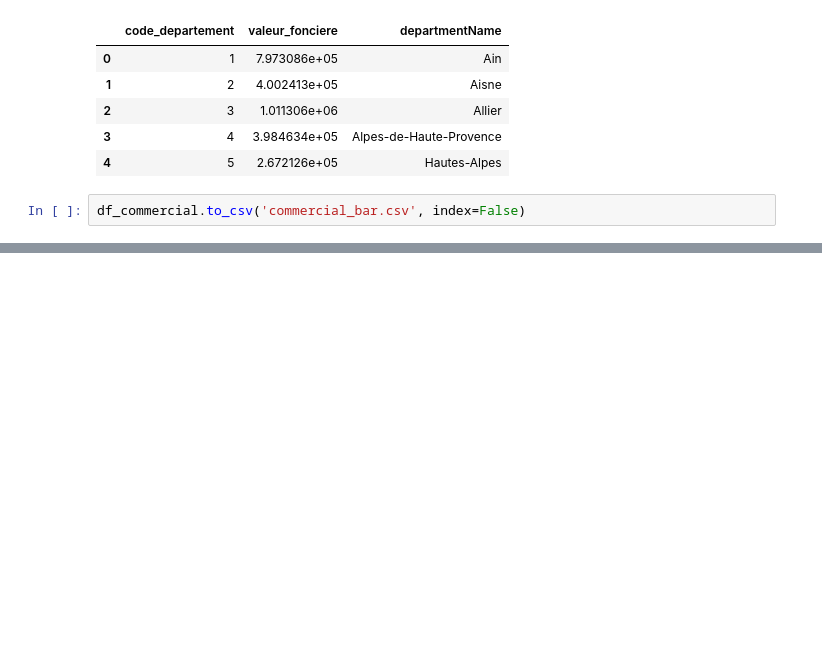
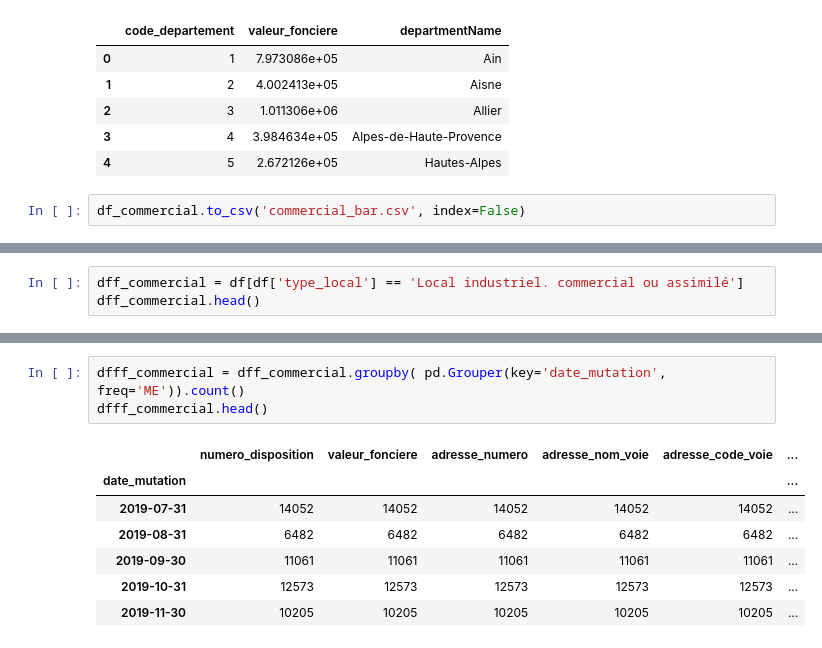
Before and after one commit to MohamedAziz-Khezami/French_House, a Jupyter notebook: dataframes.ipynb, the cells around one changed output, grey strips where cells are left out. Cells and saved outputs as stored; diff of their text form; blank space fills up the shorter version.

```diff
--- a/dataframes.ipynb
+++ b/dataframes.ipynb
@@ -845,0 +1065,3 @@ df_commercial.to_csv('commercial_bar.csv', index=False)
+# %%
+dff_commercial = df[df['type_local'] == 'Local industriel. commercial ou assimilé']
+dff_commercial.head()
@@ -845,0 +1075,11 @@ df_commercial.to_csv('commercial_bar.csv', index=False)
+# %%
+dfff_commercial = dff_commercial.groupby( pd.Grouper(key='date_mutation', freq='ME')).count()
+dfff_commercial.head()
+# %% [output]
+|  | numero_disposition | valeur_fonciere | adresse_numero | adresse_nom_voie | adresse_code_voie | ... |
+| date_mutation |  |  |  |  |  | ... |
+| 2019-07-31 | 14052 | 14052 | 14052 | 14052 | 14052 | ... |
+| 2019-08-31 | 6482 | 6482 | 6482 | 6482 | 6482 | ... |
+| 2019-09-30 | 11061 | 11061 | 11061 | 11061 | 11061 | ... |
+| 2019-10-31 | 12573 | 12573 | 12573 | 12573 | 12573 | ... |
+| 2019-11-30 | 10205 | 10205 | 10205 | 10205 | 10205 | ... |
```
Also changed, not shown: parts of 33 cells of this notebook, 6 other files.
